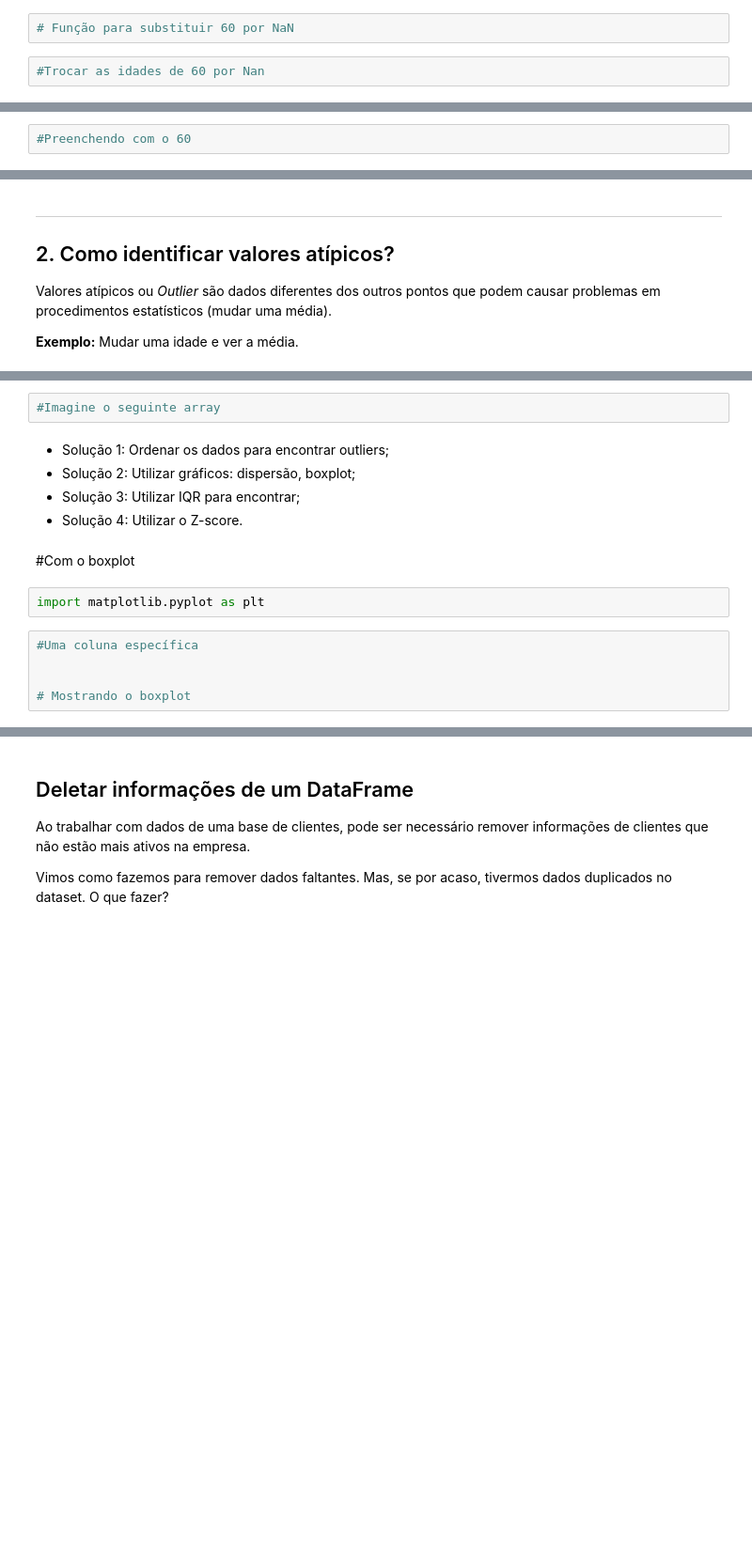
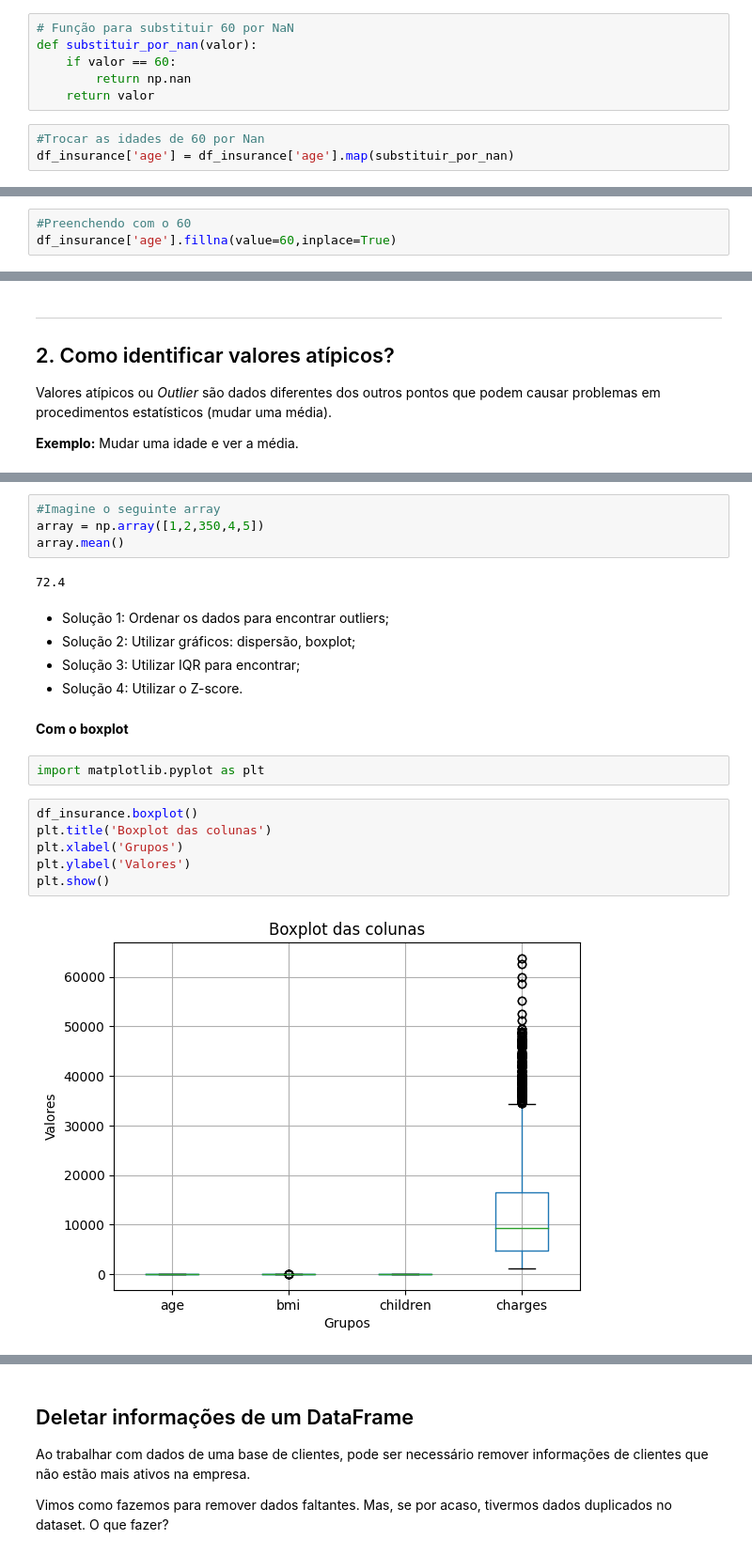
Before and after one commit to allansuzuki/ADA_classes, a Jupyter notebook: DS-PY-Data-Science/DS-PY-004 TÉCNICAS DE PROGRAMAÇÃO I (PY)/Material do Aluno/Aula 6/Aula_06_Dados_faltantes_e_Anomalias.ipynb, the cells around one changed output, grey strips where cells are left out. Shown: that part at 94% size. Drawn from its saved outputs; the diff is of its cells as text; blank space fills up the shorter version.

```diff
--- a/DS-PY-Data-Science/DS-PY-004 TÉCNICAS DE PROGRAMAÇÃO I (PY)/Material do Aluno/Aula 6/Aula_06_Dados_faltantes_e_Anomalias.ipynb
+++ b/DS-PY-Data-Science/DS-PY-004 TÉCNICAS DE PROGRAMAÇÃO I (PY)/Material do Aluno/Aula 6/Aula_06_Dados_faltantes_e_Anomalias.ipynb
@@ -40,5 +75,10 @@ df_insurance = pd.read_csv('../datasets/Medical_insurance.csv')
 import numpy as np
 # %%
 # Função para substituir 60 por NaN
+def substituir_por_nan(valor):
+    if valor == 60:
+        return np.nan
+    return valor
 # %%
 #Trocar as idades de 60 por Nan
+df_insurance['age'] = df_insurance['age'].map(substituir_por_nan)
@@ -126,2 +326,3 @@ E para preencher com a média ou outra medida estatística?
 # %%
 #Preenchendo com o 60
+df_insurance['age'].fillna(value=60,inplace=True)
@@ -138,16 +360,23 @@ Valores atípicos ou *Outlier* são dados diferentes dos outros pontos que podem
 # %%
 #Imagine o seguinte array
+array = np.array([1,2,350,4,5])
+array.mean()
+# %% [output]
+72.4
 # %% [markdown]
 * Solução 1: Ordenar os dados para encontrar outliers;
 * Solução 2: Utilizar gráficos: dispersão, boxplot;
 * Solução 3: Utilizar IQR para encontrar;
 * Solução 4: Utilizar o Z-score.
 # %% [markdown]
-#Com o boxplot
+**Com o boxplot**
 # %%
 import matplotlib.pyplot as plt
-# %%
-#Uma coluna específica
-
-
-# Mostrando o boxplot
+# %%
+df_insurance.boxplot()
+plt.title('Boxplot das colunas')
+plt.xlabel('Grupos')
+plt.ylabel('Valores')
+plt.show()
+# %% [output]
+[figure, added]
```
Also changed, not shown: parts of 28 cells of this notebook, 2 other files.
